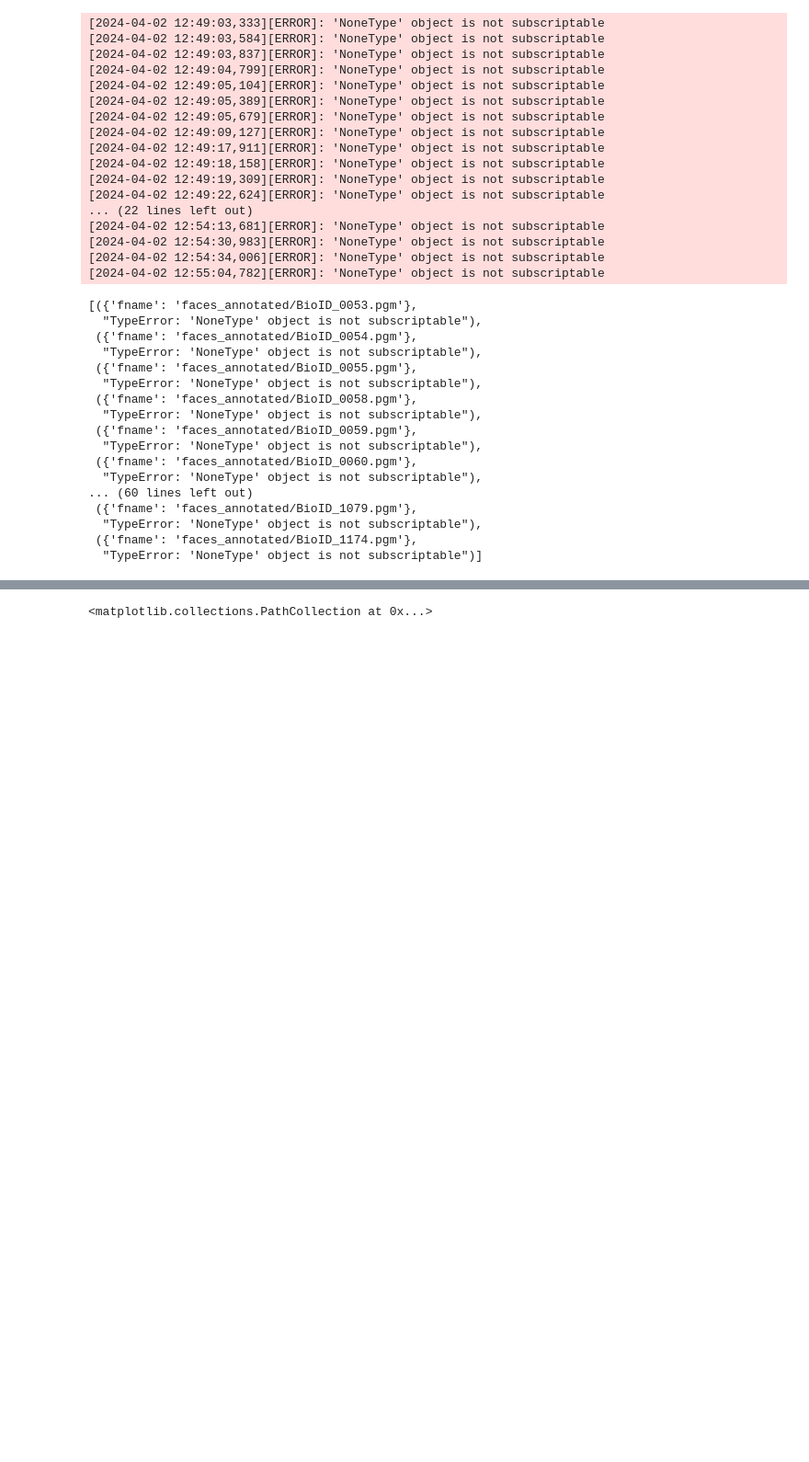
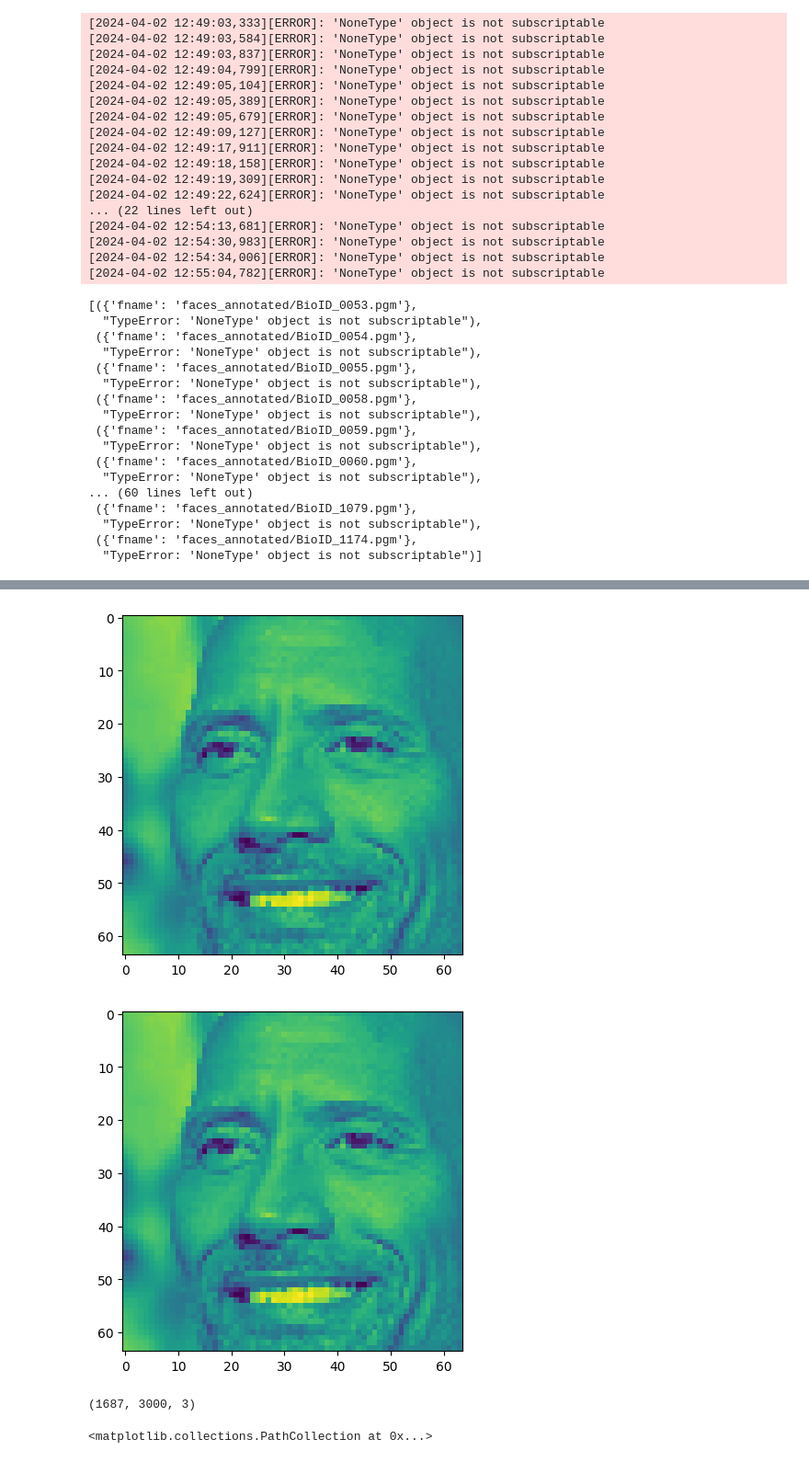
Before and after one commit to peifferjd/NBD-24, a Jupyter notebook: readimages.ipynb, the cells around one changed output, grey strips where cells are left out. Shown: that part at 92% size. Drawn from its saved outputs; the diff is of its cells as text; code cells hidden in the pictures; blank space fills up the shorter version.

```diff
--- a/readimages.ipynb
+++ b/readimages.ipynb
@@ -78,0 +103,5 @@ CroppedDatasetImage.populate(suppress_errors=True)
+# %%
+(CroppedImage & CroppedImage.fetch("KEY")[3]).show()
+# %% [output]
+[figure, added]
+[figure, added]
@@ -79,3 +110,7 @@ CroppedDatasetImage.populate(suppress_errors=True)
+# %%
+np.array(im).shape
+# %% [output]
+(1687, 3000, 3)
 # %%
 plt.figure()
 plt.imshow(resized)
```
Also changed, not shown: parts of 7 cells of this notebook.
